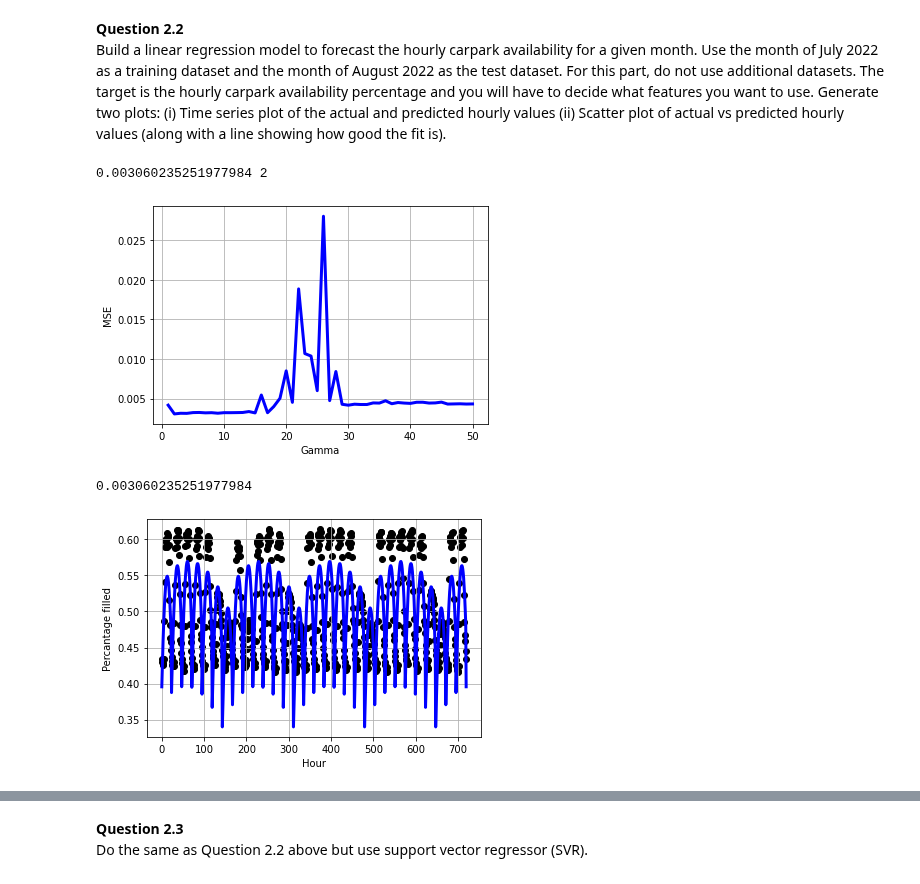
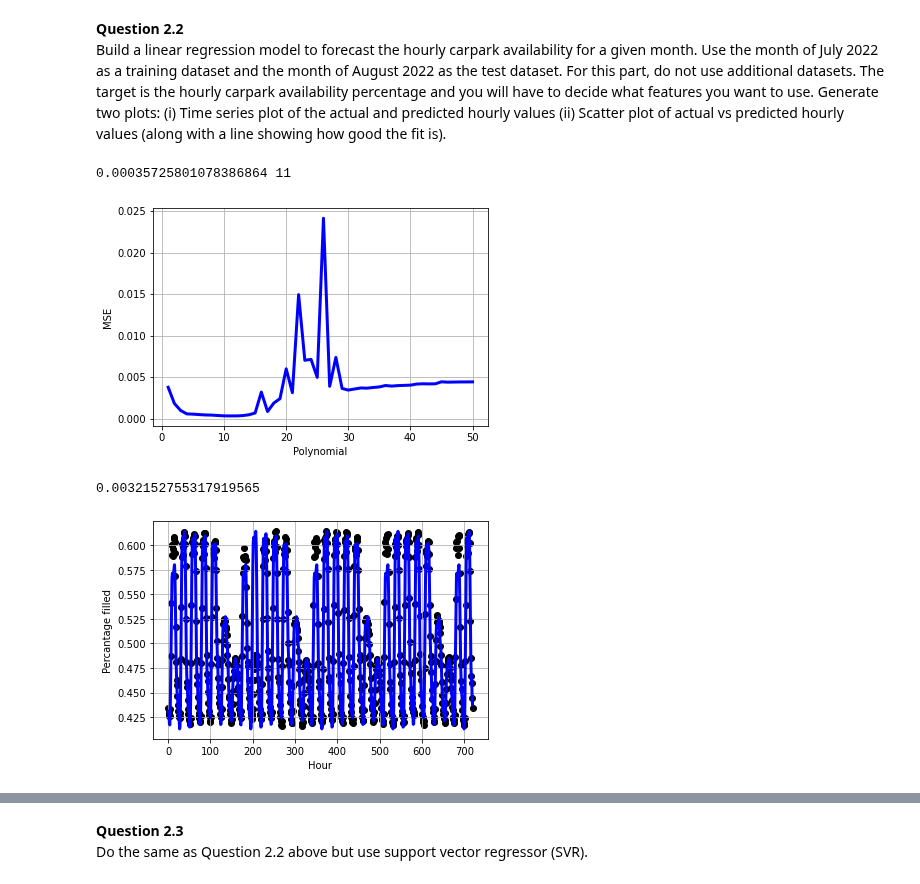
Before and after one commit to EthanWong2212/EE4211_Proj, a Jupyter notebook: part2_weekday.ipynb, the cells around one changed output, grey strips where cells are left out. Cells and saved outputs as stored; diff of their text form; code cells hidden in the pictures.

```diff
--- a/part2_weekday.ipynb
+++ b/part2_weekday.ipynb
@@ -174,37 +174,37 @@ for _ in range(time_intervals):
 import sklearn.linear_model as lm
 from sklearn.preprocessing import PolynomialFeatures
 start = 1
 dim = start
 final_dim = 0
 mse_arr = []
 mse = 99999999999999999
 def linear_regressor(dim):
     poly = PolynomialFeatures(dim)
     train_x_poly = poly.fit_transform(train_x.reshape(-1,2))
     test_x_poly = poly.fit_transform(np.asarray(test_x).reshape(-1,2))
     regressor = lm.LinearRegression()
     regressor.fit(train_x_poly, train_y) #training the algorithm
     # print(regressor.coef_)
     predicted = regressor.predict(test_x_poly)
-    return regressor,mean_squared_error(train_y, predicted)
+    return regressor,mean_squared_error(test_y, predicted)#, mean_absolute_error(train_y, predicted)
 
 while dim<=50:
     temp_regressor,temp_mse = linear_regressor(dim)
     mse_arr.append(temp_mse)
     if temp_mse<mse:
         regressor = temp_regressor
         final_dim = dim
         mse = temp_mse
     dim += 1
 print(mse,final_dim)
 plt.plot([x for x in range(start,len(mse_arr)+start)], mse_arr, color="blue", linewidth=3)
 plt.grid(True)
-plt.xlabel("Gamma")
+plt.xlabel("Polynomial")
 plt.ylabel("MSE")
 plt.show()
 # %% [output]
-0.003060235251977984 2
+0.00035725801078386864 11
-[figure, old version]
+[figure, new version]
 # %%
 poly = PolynomialFeatures(final_dim)
 test_x_poly = poly.fit_transform(np.asarray(test_x).reshape(-1,2))
@@ -220,5 +220,5 @@ plt.ylabel("Percantage filled")
 
 plt.show()
 # %% [output]
-0.003060235251977984
+0.0032152755317919565
-[figure, old version]
+[figure, new version]
```
Also changed, not shown: parts of 2 cells of this notebook, 1 other file.
